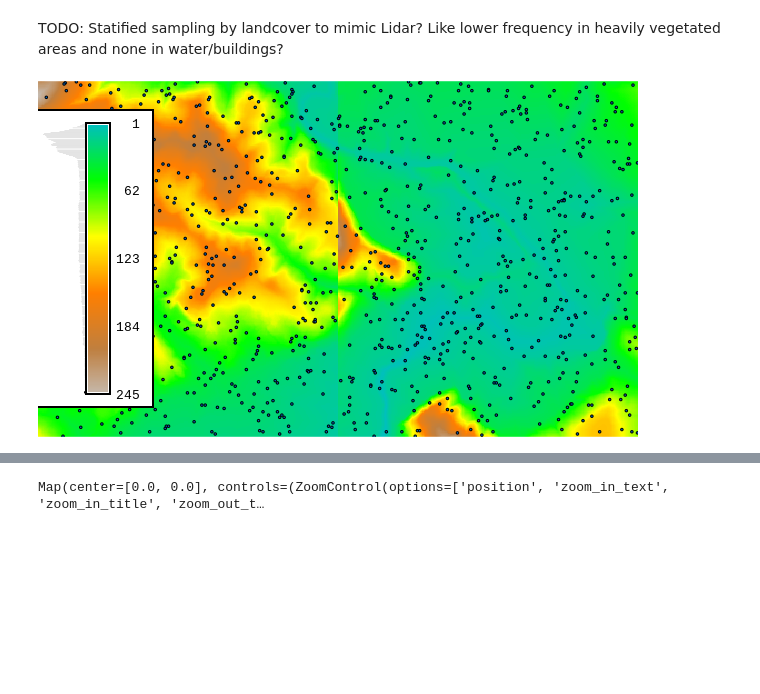
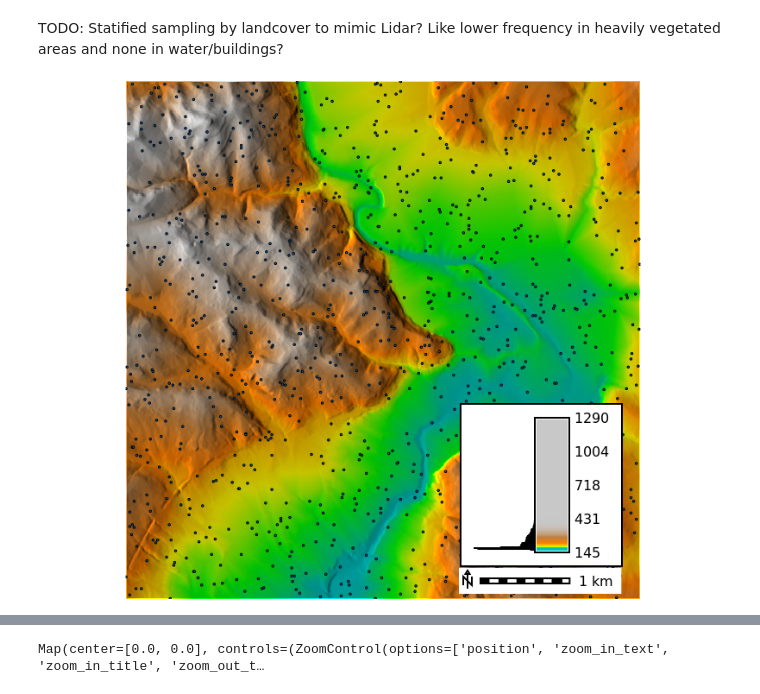
Before and after one commit to ncsu-geoforall-lab/geomorphometry2025_workshop, a Jupyter notebook: geomorphometry_2025_workshop.ipynb, the cells around one changed output, grey strips where cells are left out. Drawn from its saved outputs; the diff is of its cells as text; code cells hidden in the pictures; blank space fills up the shorter version.

```diff
--- a/geomorphometry_2025_workshop.ipynb
+++ b/geomorphometry_2025_workshop.ipynb
@@ -220,9 +184,10 @@ gs.run_command("r.random", input="elevation.1", vector="elevrand", n=1000, flags
 # %%
-m = gj.Map(use_region=True)
-m.d_rast(map="elevation.1")
+m = gj.Map(use_region=True, height=600, width=800)
+m.d_shade(shade="relief", color="dem", brighten=30)
 m.d_vect(map="elevrand", color="black", icon="basic/point")
-m.d_legend(raster="elevation.1", flags="bds")
+m.d_legend(raster="dem", flags="bds", at="9,35,72,77", fontsize=16)
+m.d_barscale(at="61,6", fontsize=16, flags="n")
 m.show()
 # %% [output]
-[figure, old version]
+[figure, new version]
 # %%
```
Also changed, not shown: parts of 45 cells of this notebook.
